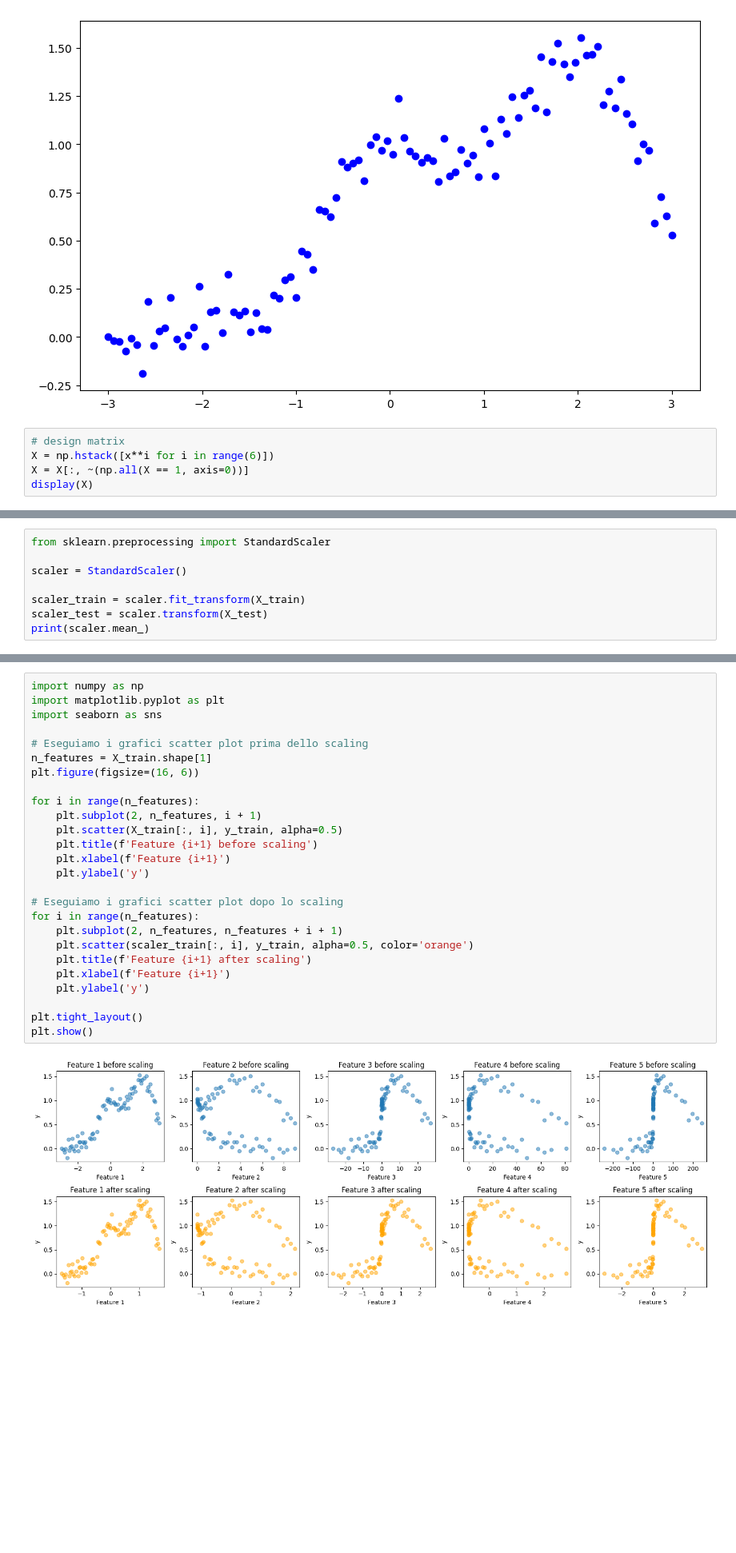
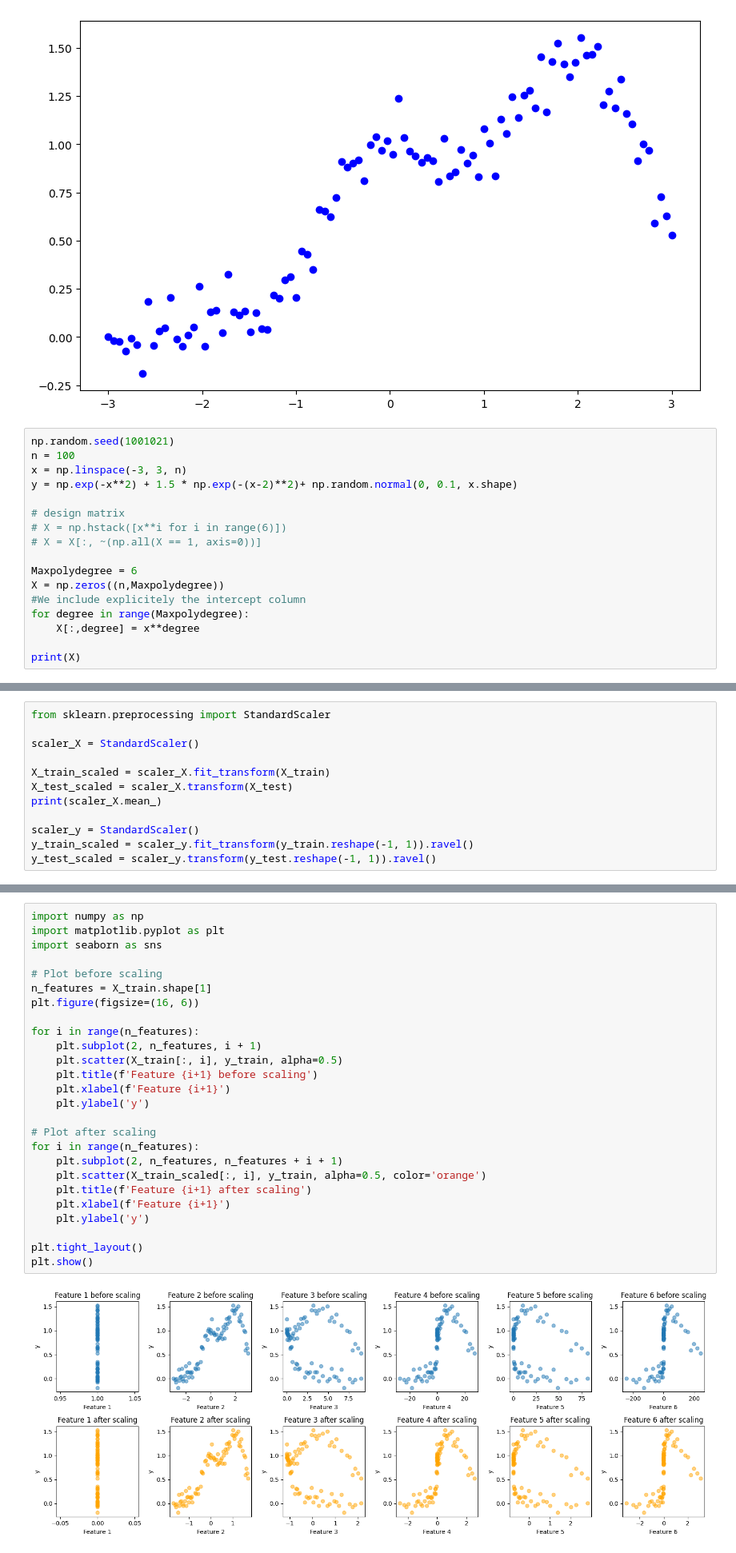
Before and after one commit to Elisaottoboni/Machine-Learning-University-of-Oslo, a Jupyter notebook: week_36/w36_Gabriele.ipynb, the cells around one changed output, grey strips where cells are left out. Shown at 80% size. Cells and saved outputs as stored; diff of their text form; blank space fills up the shorter version.

```diff
--- a/week_36/w36_Gabriele.ipynb
+++ b/week_36/w36_Gabriele.ipynb
@@ -159,8 +159,20 @@ plt.show()
 # %% [output]
 [figure]
 # %%
+np.random.seed(1001021)
+n = 100
+x = np.linspace(-3, 3, n)
+y = np.exp(-x**2) + 1.5 * np.exp(-(x-2)**2)+ np.random.normal(0, 0.1, x.shape)
+
 # design matrix
-X = np.hstack([x**i for i in range(6)])
-X = X[:, ~(np.all(X == 1, axis=0))]
-display(X)
+# X = np.hstack([x**i for i in range(6)])
+# X = X[:, ~(np.all(X == 1, axis=0))]
+
+Maxpolydegree = 6
+X = np.zeros((n,Maxpolydegree))
+#We include explicitely the intercept column
+for degree in range(Maxpolydegree):
+    X[:,degree] = x**degree
+
+print(X)
 # %% [output]
@@ -203,9 +215,13 @@ print(X_train_mean)
 # %%
 from sklearn.preprocessing import StandardScaler
 
-scaler = StandardScaler()
+scaler_X = StandardScaler()
 
-scaler_train = scaler.fit_transform(X_train)
-scaler_test = scaler.transform(X_test)
-print(scaler.mean_)
+X_train_scaled = scaler_X.fit_transform(X_train)
+X_test_scaled = scaler_X.transform(X_test)
+print(scaler_X.mean_)
+
+scaler_y = StandardScaler()
+y_train_scaled = scaler_y.fit_transform(y_train.reshape(-1, 1)).ravel()
+y_test_scaled = scaler_y.transform(y_test.reshape(-1, 1)).ravel()
 # %% [output]
@@ -214,29 +230,29 @@ print(scaler.mean_)
 # %%
 import numpy as np
 import matplotlib.pyplot as plt
 import seaborn as sns
 
-# Eseguiamo i grafici scatter plot prima dello scaling
+# Plot before scaling
 n_features = X_train.shape[1]
 plt.figure(figsize=(16, 6))
 
 for i in range(n_features):
     plt.subplot(2, n_features, i + 1)
     plt.scatter(X_train[:, i], y_train, alpha=0.5)
     plt.title(f'Feature {i+1} before scaling')
     plt.xlabel(f'Feature {i+1}')
     plt.ylabel('y')
 
-# Eseguiamo i grafici scatter plot dopo lo scaling
+# Plot after scaling
 for i in range(n_features):
     plt.subplot(2, n_features, n_features + i + 1)
-    plt.scatter(scaler_train[:, i], y_train, alpha=0.5, color='orange')
+    plt.scatter(X_train_scaled[:, i], y_train, alpha=0.5, color='orange')
     plt.title(f'Feature {i+1} after scaling')
     plt.xlabel(f'Feature {i+1}')
     plt.ylabel('y')
 
 plt.tight_layout()
 plt.show()
 # %% [output]
-[figure, old version]
+[figure, new version]
 # %%
```
Also changed, not shown: parts of 19 cells of this notebook.
